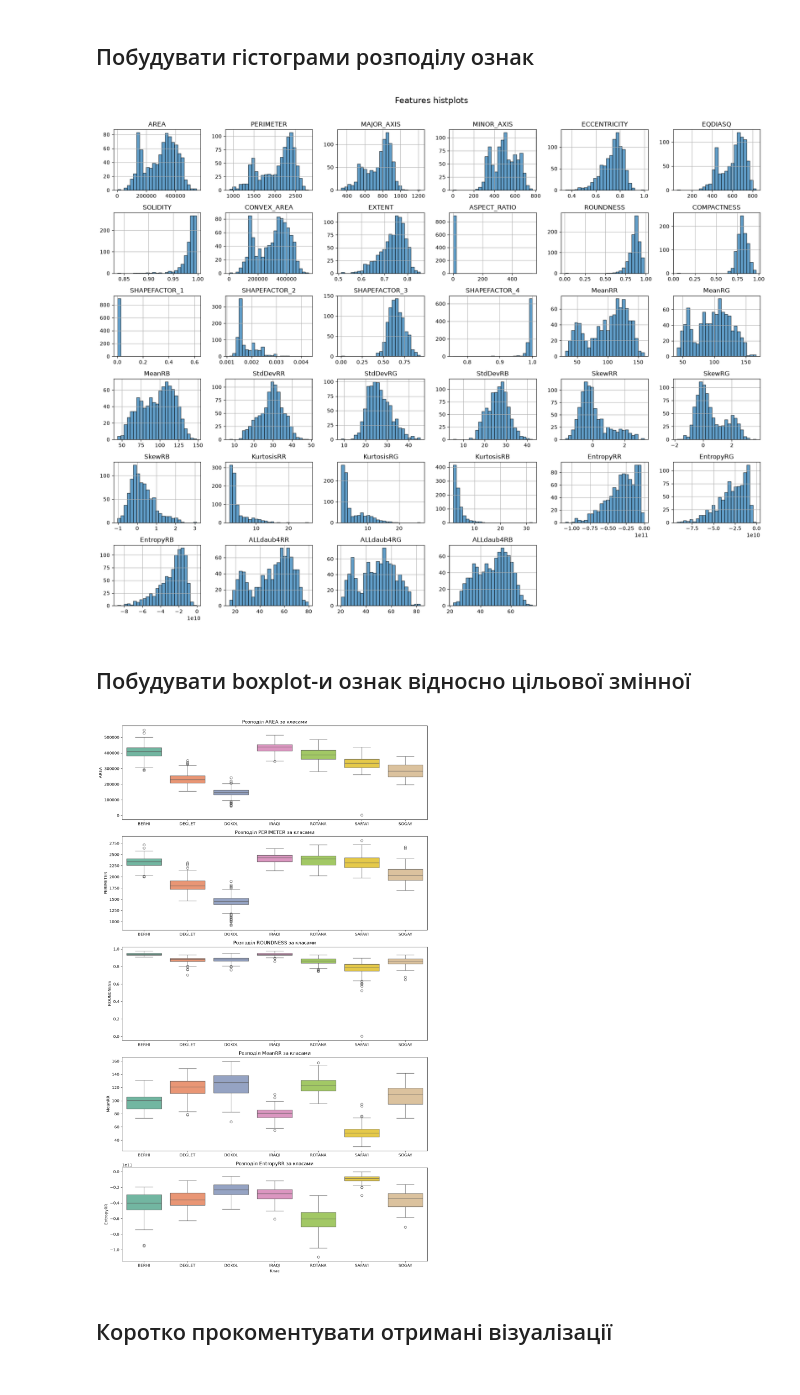
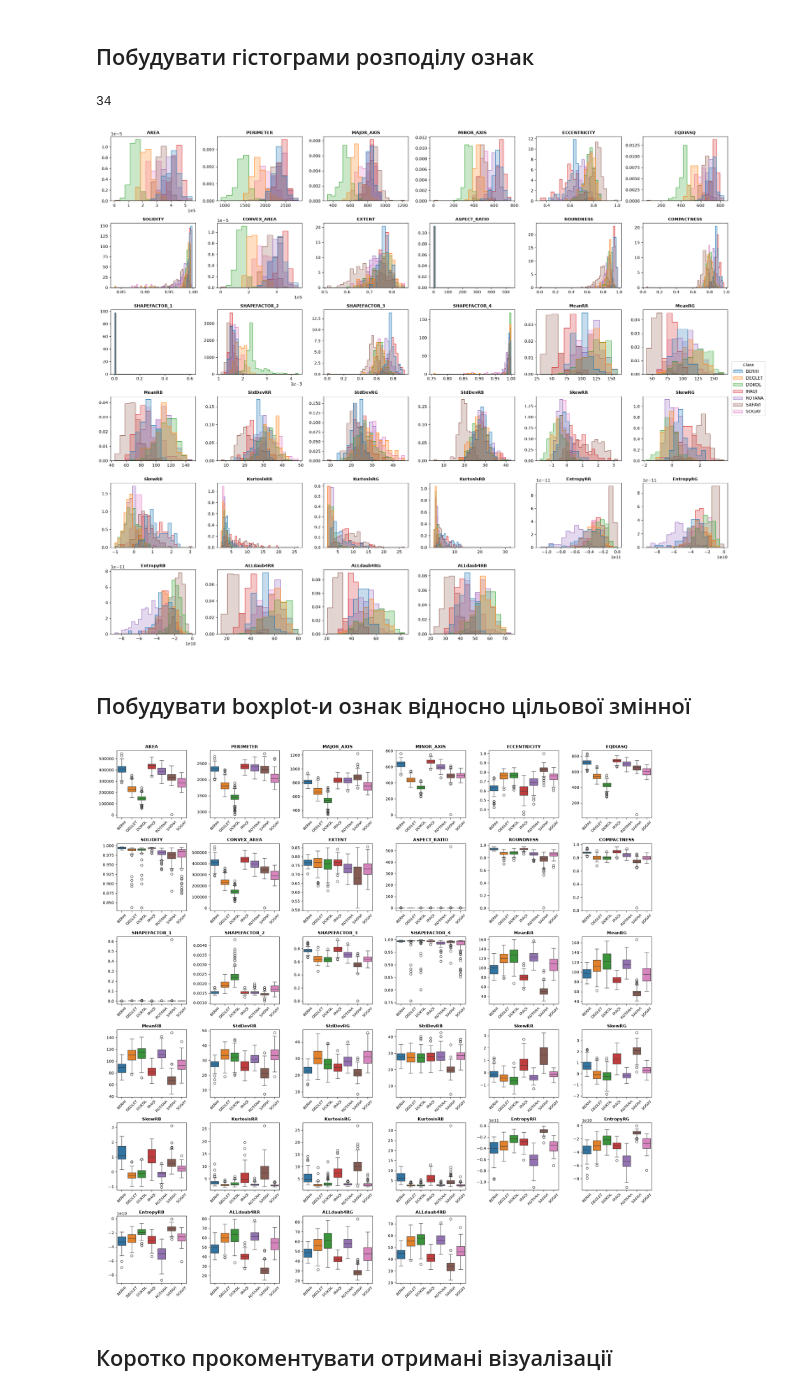
Before and after one commit to KPI-FTI-MMDA-Klymentiev/IntelligentDataAnalysis, a Jupyter notebook: labs/lab1/lab1.ipynb, the cells around one changed output. Cells and saved outputs as stored; diff of their text form; code cells hidden in the pictures.

```diff
--- a/labs/lab1/lab1.ipynb
+++ b/labs/lab1/lab1.ipynb
@@ -165,12 +201,52 @@ Text(0.5, 1.0, 'Pearson Correlation')
 # %% [markdown]
 ## Побудувати гістограми розподілу ознак
+# %%
+print(len(features.columns))
+# %% [output]
+34
 # %%
-features.hist(figsize=(18, 14), bins=25, layout=(6, 6), edgecolor='black', alpha=0.7)
-plt.suptitle("Features histplots", y=1.01, fontsize=16)
+selected_features = features.columns.tolist()
+
+fig, axes = plt.subplots(nrows=6, ncols=6, figsize=(22, 18))
+axes = axes.flatten()
+
+for i, col in enumerate(selected_features):
+    sns.histplot(
+        data=raw_data,
+        x=col,
+        hue=target_name,
+        element="step",
+        stat="density",
+        common_norm=False,
+        ax=axes[i],
+        legend=(i == 0)
+    )
+    axes[i].set_title(col, fontsize=10, fontweight="bold")
+    axes[i].set_xlabel("")
+    axes[i].set_ylabel("")
+    axes[i].ticklabel_format(style="sci", scilimits=(-3, 4), axis="x")
+
+leg = axes[0].get_legend()
+handles = leg.legend_handles
+labels = [t.get_text() for t in leg.get_texts()]
+leg.remove()
+
+for j in range(len(selected_features), len(axes)):
+    fig.delaxes(axes[j])
+
+fig.legend(
+    handles=handles,
+    labels=labels,
+    loc="center right",
+    bbox_to_anchor=(1.05, 0.5),
+    title=target_name,
+    fontsize=11
+)
+
 plt.tight_layout()
 plt.show()
 # %% [output]
-[figure, old version]
+[figure, new version]
 # %% [markdown]
 ## Побудувати boxplot-и ознак відносно цільової змінної
 # %%
@@ -262,40 +338,54 @@ plt.show()
 # 'KurtosisRR'
 # 'KurtosisRG'
 # 'KurtosisRB'
 
 # ---
 
 # (_) -- Шеннонівська ентропія колірного каналу "ДВІ ОСТАННІ ЛІТЕРИ НАЗВИ". Оцінює хаотичність, складність та неоднорідність текстури
 # 'EntropyRR' -- Шеннонівська ентропія колірного каналу RR. Оцінює хаотичність, складність та неоднорідність текстури
 # 'EntropyRG'
 # 'EntropyRB'
 
 # ---
 
 # (_) -- Енергія коефіцієнтів вейвлет-перетворення Добеші (Daubechies 4) для каналу "ДВІ ОСТАННІ ЛІТЕРИ НАЗВИ". Характеризує частотні й текстурні паттерни
 # 'ALLdaub4RR'
 # 'ALLdaub4RG'
 # 'ALLdaub4RB'
 
 # ---
 
 # 'Class'
 
 # ---
 
-key_features = ['AREA', 'PERIMETER']
+key_features = features.columns.tolist()
 
-fig, axes = plt.subplots(nrows=len(key_features), ncols=1, figsize=(12, 4 * len(key_features)))
+nrows = 6
+ncols = 6
+fig, axes = plt.subplots(nrows=nrows, ncols=ncols, figsize=(20, 20))
+axes = axes.flatten()
 
-for ax, feat in zip(axes, key_features):
-    sns.boxplot(data=raw_data, x='Class', y=feat, ax=ax, palette='Set2', hue='Class', legend=False)
-    ax.set_title(f"Distribution {feat} in classes")
-    ax.set_xlabel("")
+for i, feat in enumerate(key_features):
+    sns.boxplot(
+        data=raw_data,
+        x=target_name,
+        y=feat,
+        ax=axes[i],
+        hue=target_name,
+        legend=False
+    )
+    axes[i].set_title(feat, fontsize=11, fontweight="bold")
+    axes[i].set_xlabel("")
+    axes[i].set_ylabel("")
+    axes[i].tick_params(axis='x', rotation=45, labelsize=9)
 
-plt.xlabel("Class")
+for j in range(len(key_features), len(axes)):
+    fig.delaxes(axes[j])
+
 plt.tight_layout()
 plt.show()
 # %% [output]
-[figure, old version]
+[figure, new version]
 # %% [markdown]
 ## Коротко прокоментувати отримані візуалізації
```
Also changed, not shown: parts of 20 cells of this notebook.
